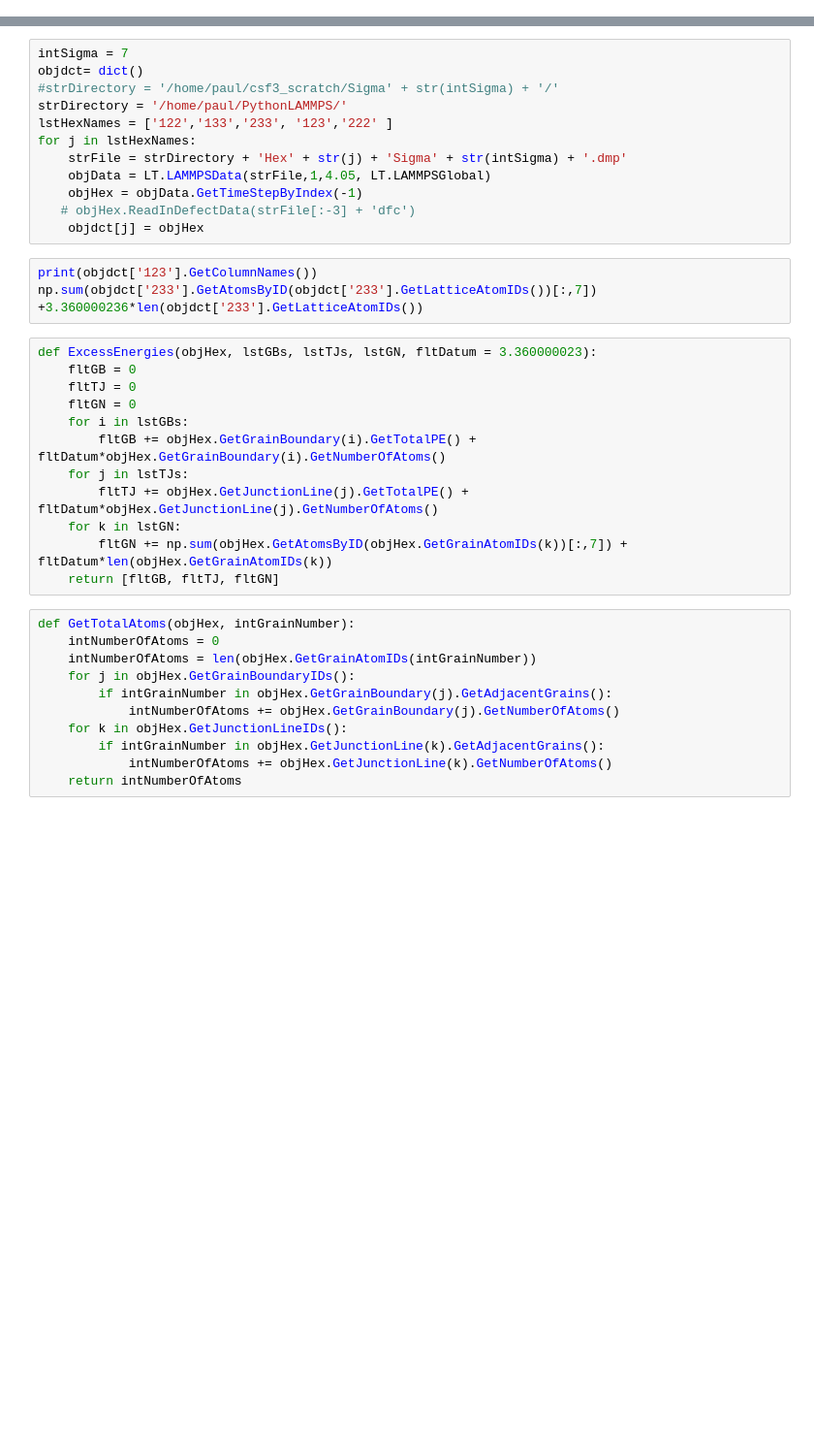
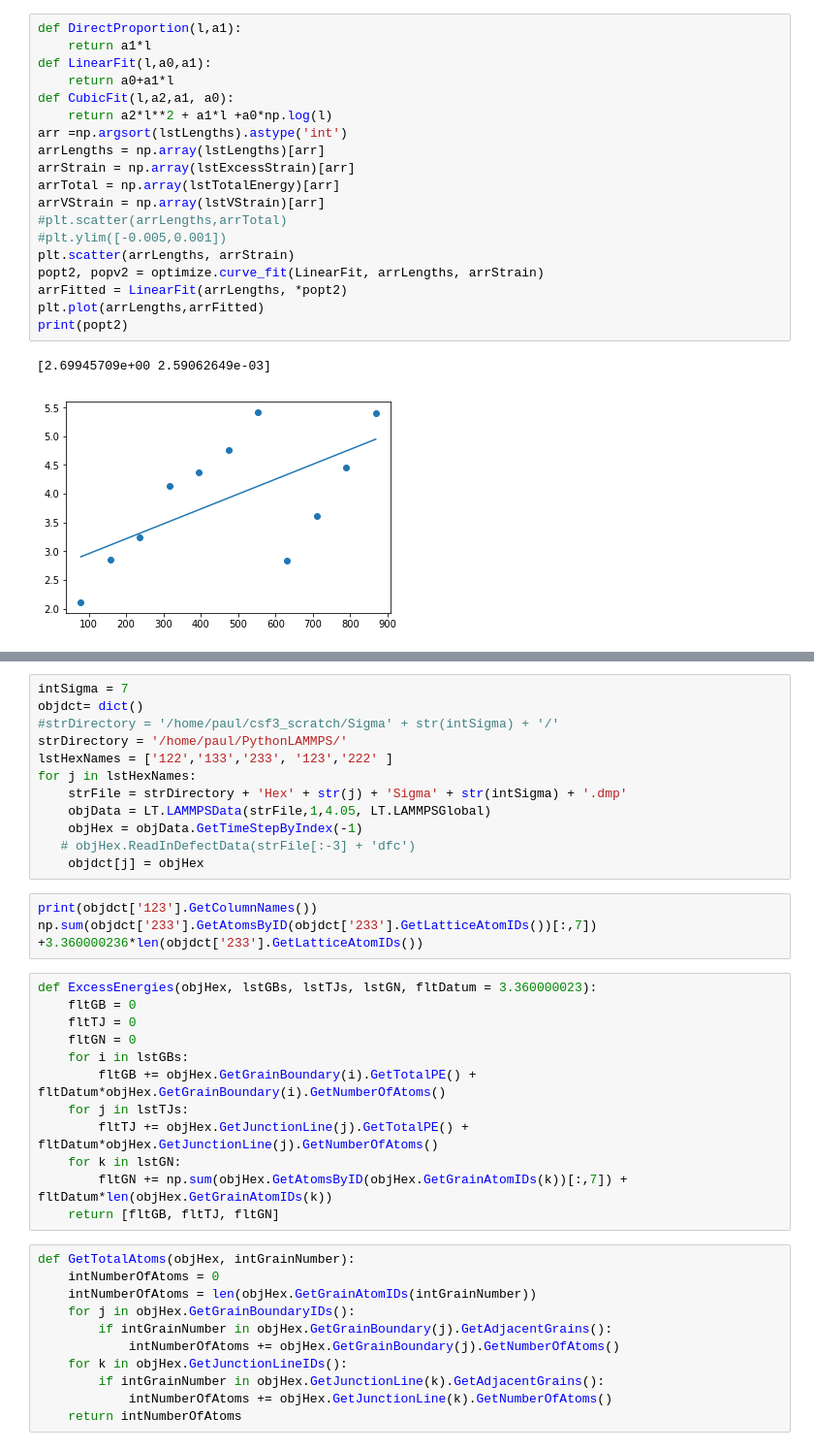
Before and after one commit to PaulTwine/TripleLines.github.io, a Jupyter notebook: Excess Energy Hex.ipynb, the cells around one changed output, grey strips where cells are left out. Shown at 97% size. Drawn from its saved outputs; the diff is of its cells as text; blank space fills up the shorter version.

```diff
--- a/Excess Energy Hex.ipynb
+++ b/Excess Energy Hex.ipynb
@@ -24,0 +54,22 @@ for k in objdct.keys():
+# %%
+def DirectProportion(l,a1):
+    return a1*l
+def LinearFit(l,a0,a1):
+    return a0+a1*l
+def CubicFit(l,a2,a1, a0):
+    return a2*l**2 + a1*l +a0*np.log(l)
+arr =np.argsort(lstLengths).astype('int')
+arrLengths = np.array(lstLengths)[arr]
+arrStrain = np.array(lstExcessStrain)[arr]
+arrTotal = np.array(lstTotalEnergy)[arr]
+arrVStrain = np.array(lstVStrain)[arr]
+#plt.scatter(arrLengths,arrTotal)
+#plt.ylim([-0.005,0.001])
+plt.scatter(arrLengths, arrStrain)
+popt2, popv2 = optimize.curve_fit(LinearFit, arrLengths, arrStrain)
+arrFitted = LinearFit(arrLengths, *popt2)
+plt.plot(arrLengths,arrFitted)
+print(popt2)
+# %% [output]
+[2.69945709e+00 2.59062649e-03]
+[figure, added]
```
Also changed, not shown: parts of 12 cells of this notebook.
